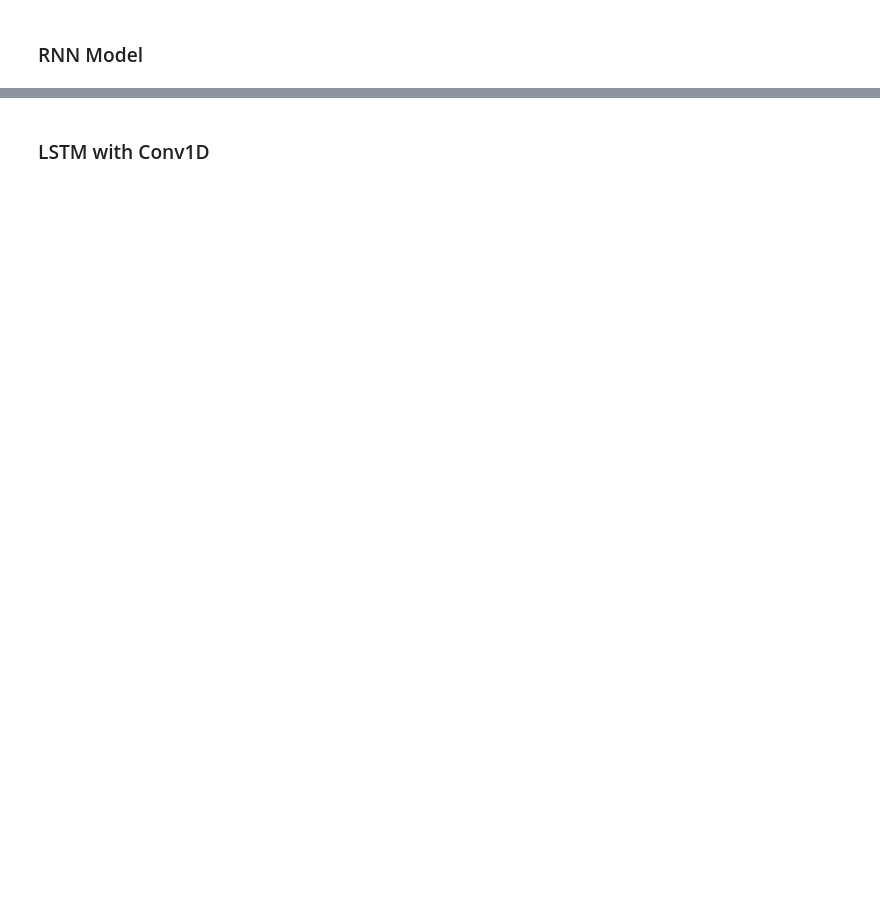
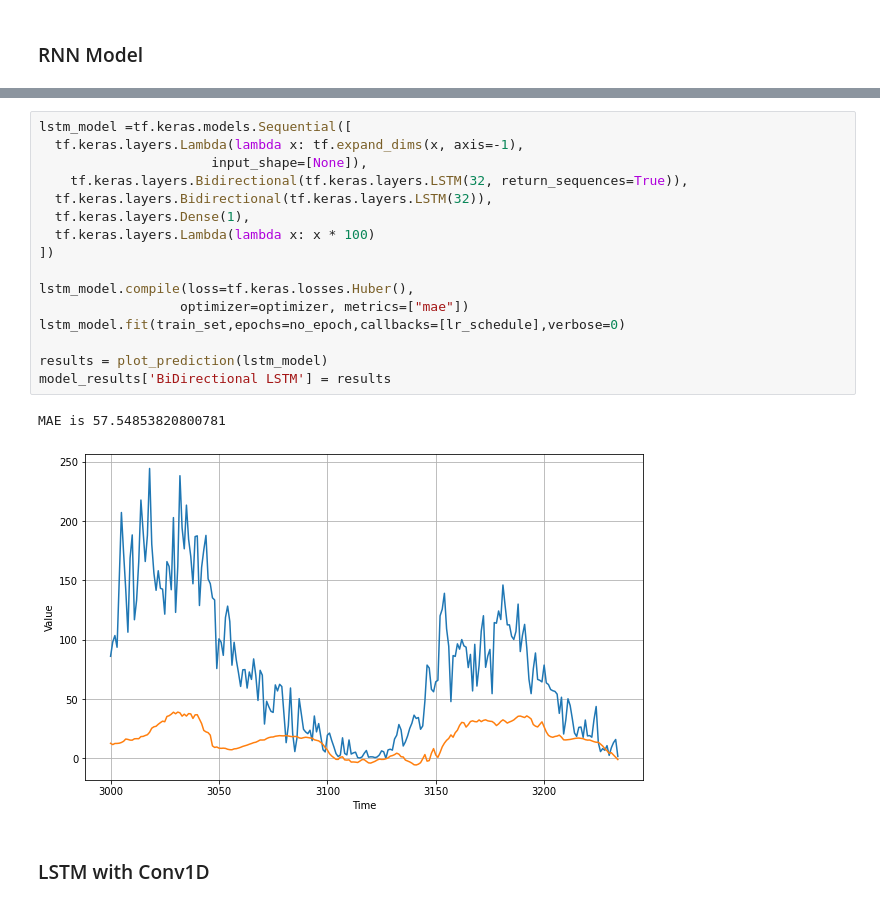
Before and after one commit to mohameddhameem/IBM-Machine-Learning, a Jupyter notebook: Time Series Survival Analysis/Final Assignment/Assignment_TimeSeries_Forecasting.ipynb, the cells around one changed output, grey strips where cells are left out. Saved outputs shown, nothing was run; the diff lists cells and outputs as text; blank space fills up the shorter version.

```diff
--- a/Time Series Survival Analysis/Final Assignment/Assignment_TimeSeries_Forecasting.ipynb
+++ b/Time Series Survival Analysis/Final Assignment/Assignment_TimeSeries_Forecasting.ipynb
@@ -305,3 +308,22 @@ IndexError: ignored
+# %%
+lstm_model =tf.keras.models.Sequential([
+  tf.keras.layers.Lambda(lambda x: tf.expand_dims(x, axis=-1),
+                      input_shape=[None]),
+    tf.keras.layers.Bidirectional(tf.keras.layers.LSTM(32, return_sequences=True)),
+  tf.keras.layers.Bidirectional(tf.keras.layers.LSTM(32)),
+  tf.keras.layers.Dense(1),
+  tf.keras.layers.Lambda(lambda x: x * 100)
+])
+
+lstm_model.compile(loss=tf.keras.losses.Huber(),
+                  optimizer=optimizer, metrics=["mae"])
+lstm_model.fit(train_set,epochs=no_epoch,callbacks=[lr_schedule],verbose=0)
+
+results = plot_prediction(lstm_model)
+model_results['BiDirectional LSTM'] = results
+# %% [output]
+MAE is 57.54853820800781
+[figure, added]
 # %% [markdown]
 ### LSTM with Conv1D
 # %%
```
Also changed, not shown: parts of 12 cells of this notebook.
